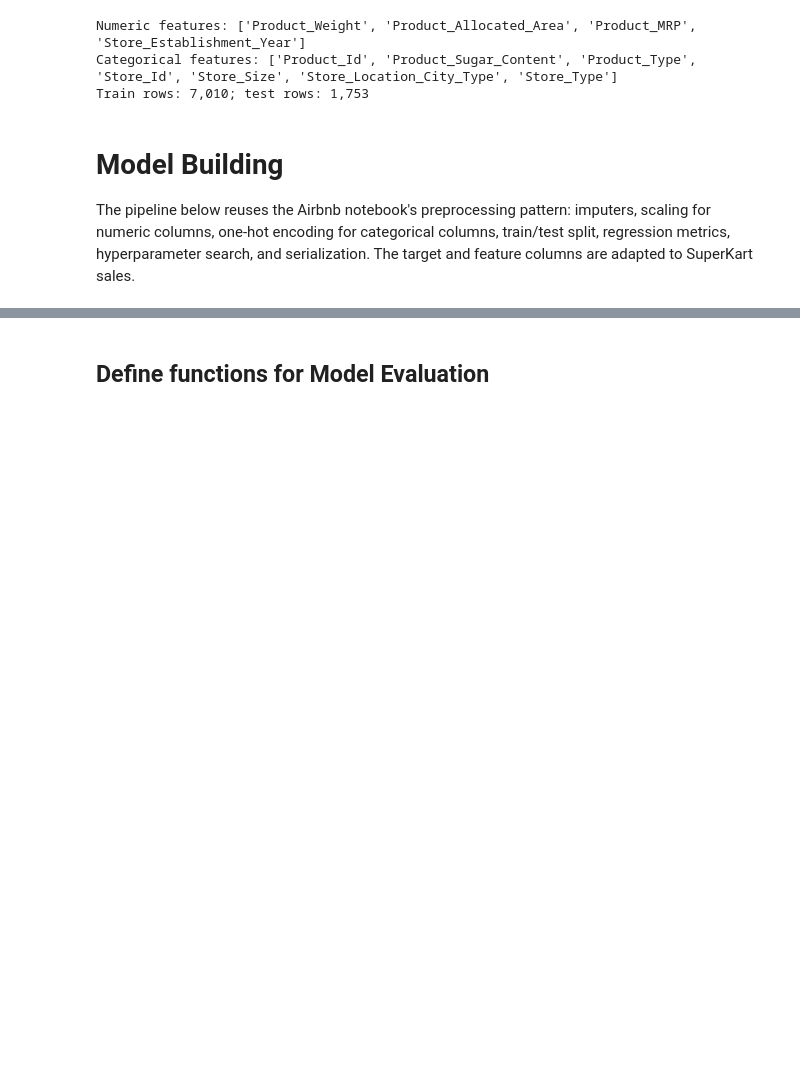
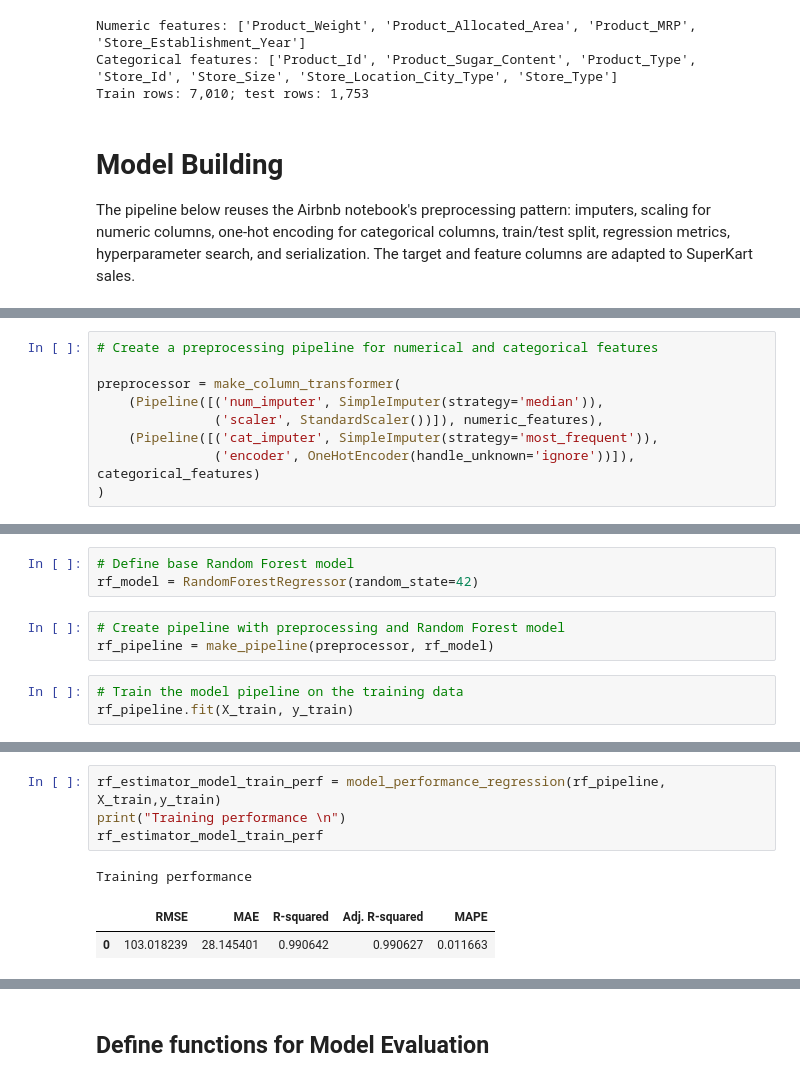
Before and after one commit to SarojaDadi/SuperKart_Full_Code_Version, a Jupyter notebook: SuperKart_Model_Refactored.ipynb, the cells around one changed output, grey strips where cells are left out. Saved outputs shown, nothing was run; the diff lists cells and outputs as text; blank space fills up the shorter version.

```diff
--- a/SuperKart_Model_Refactored.ipynb
+++ b/SuperKart_Model_Refactored.ipynb
@@ -452,0 +468,9 @@ The pipeline below reuses the Airbnb notebook's preprocessing pattern: imputers,
+# %%
+# Create a preprocessing pipeline for numerical and categorical features
+
+preprocessor = make_column_transformer(
+    (Pipeline([('num_imputer', SimpleImputer(strategy='median')),
+               ('scaler', StandardScaler())]), numeric_features),
+    (Pipeline([('cat_imputer', SimpleImputer(strategy='most_frequent')),
+               ('encoder', OneHotEncoder(handle_unknown='ignore'))]), categorical_features)
+)
@@ -452,0 +522,9 @@ The pipeline below reuses the Airbnb notebook's preprocessing pattern: imputers,
+# %%
+# Define base Random Forest model
+rf_model = RandomForestRegressor(random_state=42)
+# %%
+# Create pipeline with preprocessing and Random Forest model
+rf_pipeline = make_pipeline(preprocessor, rf_model)
+# %%
+# Train the model pipeline on the training data
+rf_pipeline.fit(X_train, y_train)
@@ -452,0 +549,8 @@ The pipeline below reuses the Airbnb notebook's preprocessing pattern: imputers,
+# %%
+rf_estimator_model_train_perf = model_performance_regression(rf_pipeline, X_train,y_train)
+print("Training performance \n")
+rf_estimator_model_train_perf
+# %% [output]
+Training performance
+|  | RMSE | MAE | R-squared | Adj. R-squared | MAPE |
+| 0 | 103.018239 | 28.145401 | 0.990642 | 0.990627 | 0.011663 |
```
Also changed, not shown: parts of 9 cells of this notebook.
